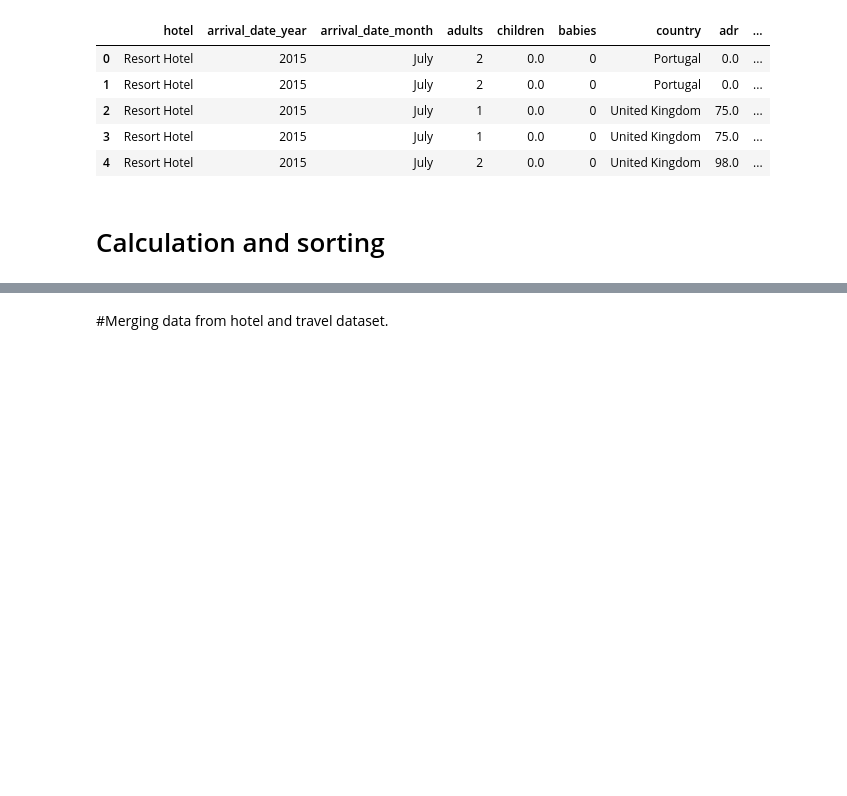
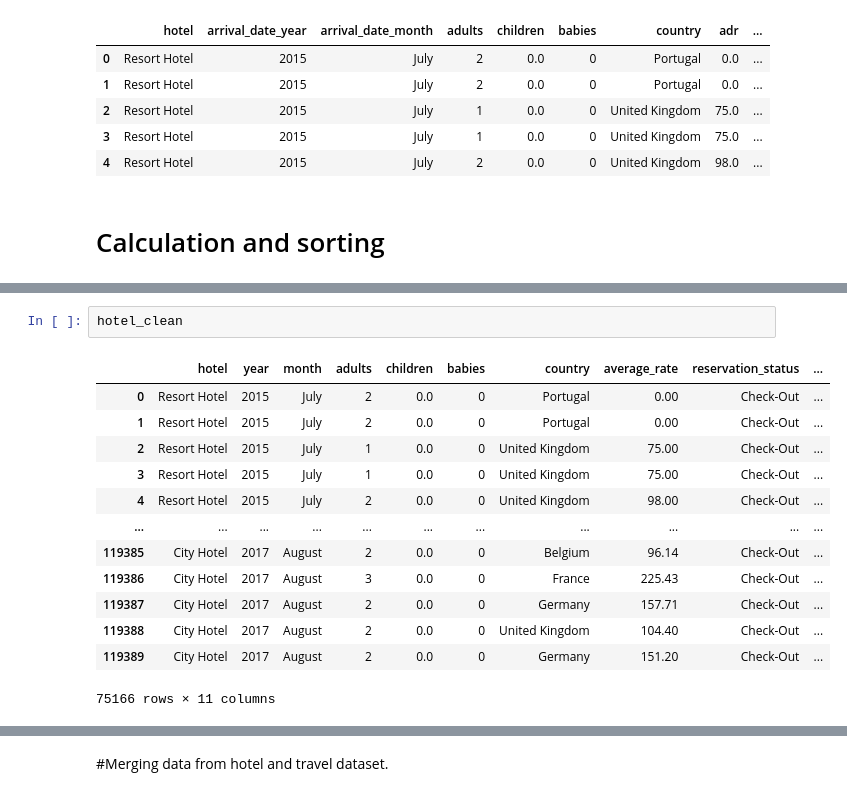
Before and after one commit to Kathyvng/Project1_Group6, a Jupyter notebook: Miguel_Analysis/clean_it.ipynb, the cells around one changed output, grey strips where cells are left out. Saved outputs shown, nothing was run; the diff lists cells and outputs as text; blank space fills up the shorter version.

```diff
--- a/Miguel_Analysis/clean_it.ipynb
+++ b/Miguel_Analysis/clean_it.ipynb
@@ -373 +369,17 @@ hotel_clean.reset_index()
+# %%
+hotel_clean
+# %% [output]
+|  | hotel | year | month | adults | children | babies | country | average_rate | reservation_status | ... |
+| 0 | Resort Hotel | 2015 | July | 2 | 0.0 | 0 | Portugal | 0.00 | Check-Out | ... |
+| 1 | Resort Hotel | 2015 | July | 2 | 0.0 | 0 | Portugal | 0.00 | Check-Out | ... |
+| 2 | Resort Hotel | 2015 | July | 1 | 0.0 | 0 | United Kingdom | 75.00 | Check-Out | ... |
+| 3 | Resort Hotel | 2015 | July | 1 | 0.0 | 0 | United Kingdom | 75.00 | Check-Out | ... |
+| 4 | Resort Hotel | 2015 | July | 2 | 0.0 | 0 | United Kingdom | 98.00 | Check-Out | ... |
+| ... | ... | ... | ... | ... | ... | ... | ... | ... | ... | ... |
+| 119385 | City Hotel | 2017 | August | 2 | 0.0 | 0 | Belgium | 96.14 | Check-Out | ... |
+| 119386 | City Hotel | 2017 | August | 3 | 0.0 | 0 | France | 225.43 | Check-Out | ... |
+| 119387 | City Hotel | 2017 | August | 2 | 0.0 | 0 | Germany | 157.71 | Check-Out | ... |
+| 119388 | City Hotel | 2017 | August | 2 | 0.0 | 0 | United Kingdom | 104.40 | Check-Out | ... |
+| 119389 | City Hotel | 2017 | August | 2 | 0.0 | 0 | Germany | 151.20 | Check-Out | ... |
+75166 rows × 11 columns
 # %%
```
Also changed, not shown: parts of 7 cells of this notebook.
